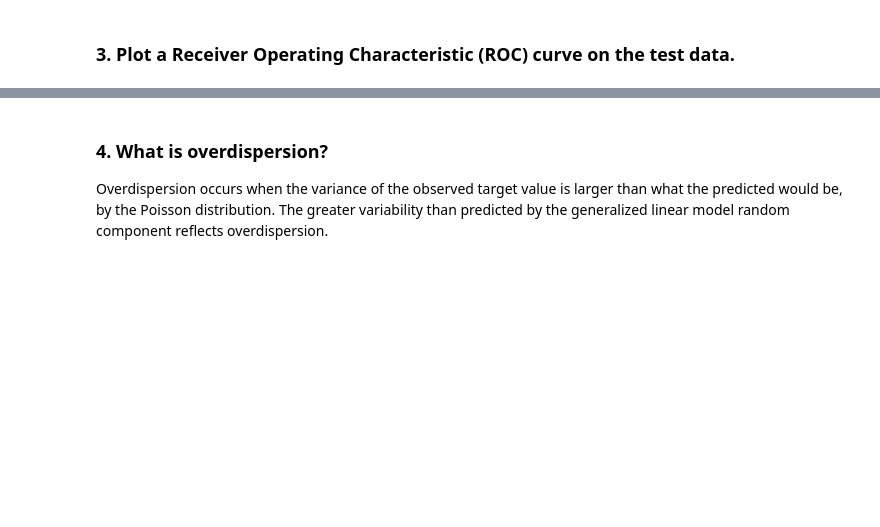
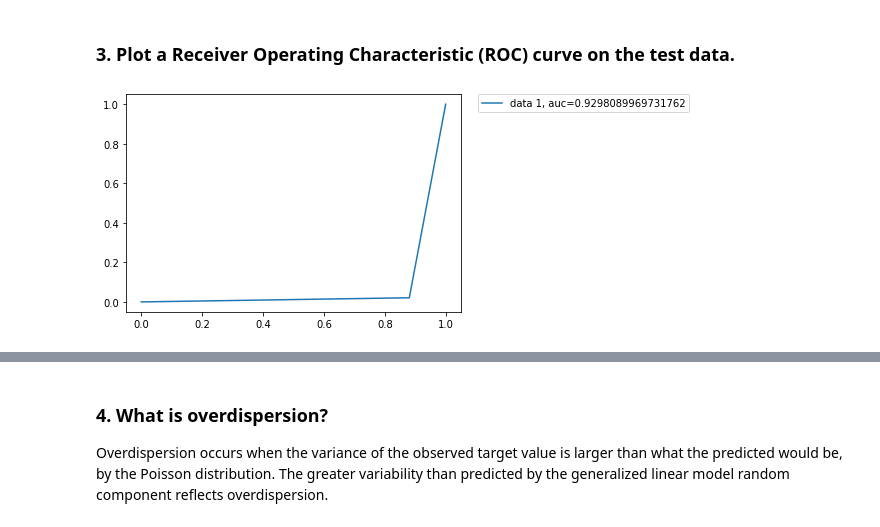
Before and after one commit to PhathuAuti/logreg_cancer, a Jupyter notebook: Predict Breast Cancer.ipynb, the cells around one changed output, grey strips where cells are left out. Saved outputs shown, nothing was run; the diff lists cells and outputs as text; code cells hidden in the pictures; blank space fills up the shorter version.

Commit message:
Added ROC Curve

```diff
--- a/Predict Breast Cancer.ipynb
+++ b/Predict Breast Cancer.ipynb
@@ -361,3 +353,12 @@ Best: 0.954955 using {'max_iter': 100, 'tol': 0.01}
 # %% [markdown]
 ### 3. Plot a Receiver Operating Characteristic (ROC) curve on the test data.
+# %%
+y_pred = logreg.predict(rescaledX_test)
+fpr, tpr, thresholds = metrics.roc_curve(y_test, y_pred, pos_label = 2)
+auc = metrics.roc_auc_score(y_test, y_pred)
+plt.plot(fpr,tpr,label = "data 1, auc="+str(auc))
+plt.legend(bbox_to_anchor=(1.05, 1), loc=2, borderaxespad=0.)
+plt.show()
+# %% [output]
+[figure, added]
 # %%
```
Also changed, not shown: parts of 9 cells of this notebook.
